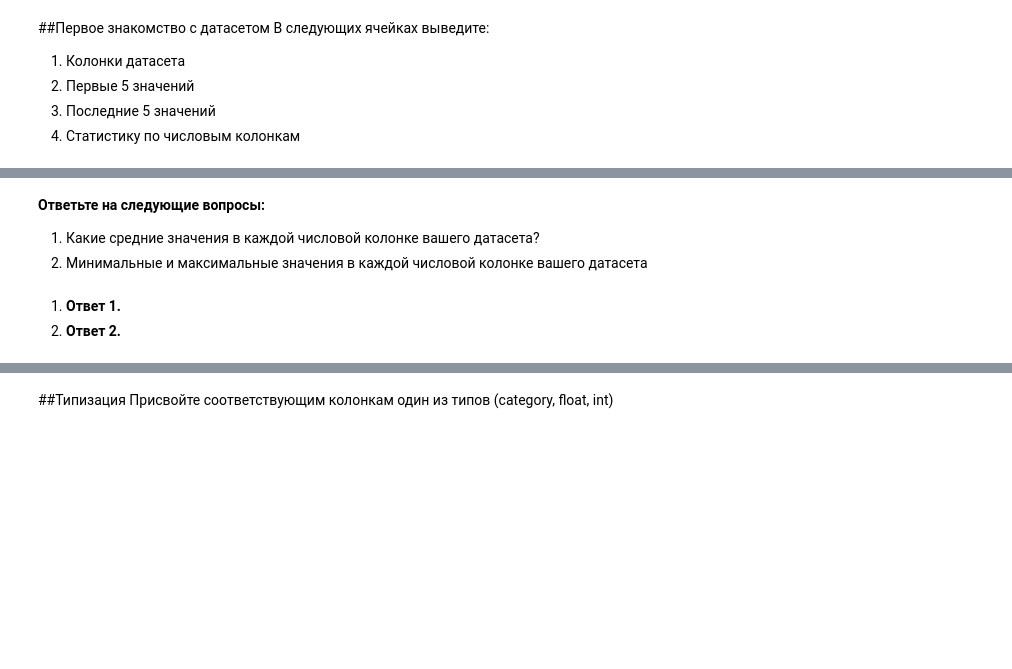
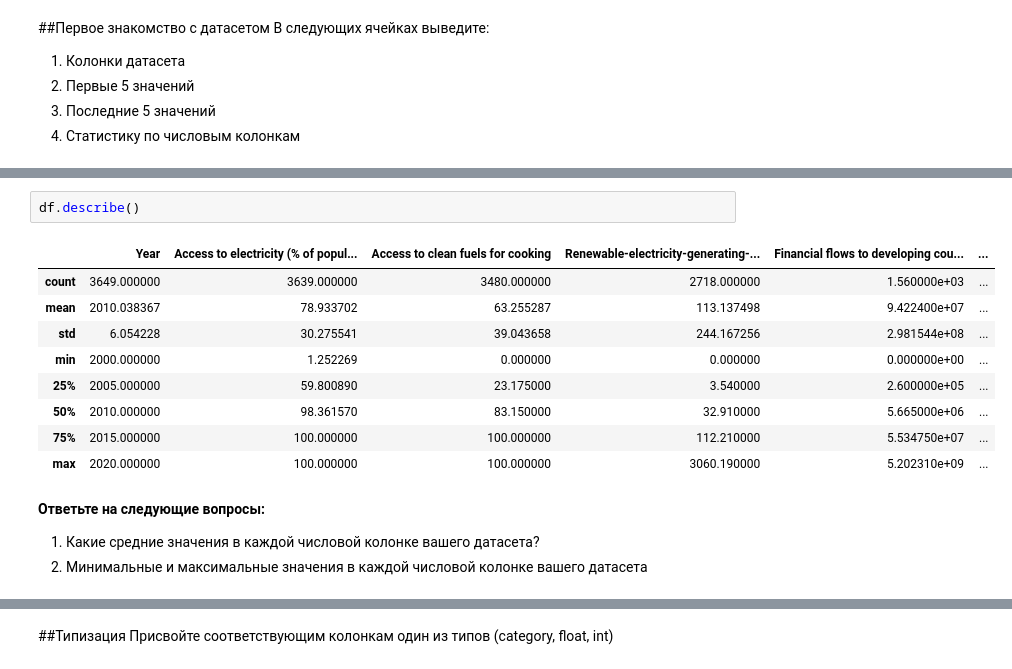
Before and after one commit to MaximRubbit2/-, a Jupyter notebook: Копия_блокнота_"Задание_1_ipynb".ipynb, the cells around one changed output, grey strips where cells are left out. Drawn from its saved outputs; the diff is of its cells as text; blank space fills up the shorter version.

```diff
--- a/Копия_блокнота_"Задание_1_ipynb".ipynb
+++ b/Копия_блокнота_"Задание_1_ipynb".ipynb
@@ -48,11 +62,18 @@ df
+# %%
+df.describe()
+# %% [output]
+|  | Year | Access to electricity (% of popul... | Access to clean fuels for cooking | Renewable-electricity-generating-... | Financial flows to developing cou... | ... |
+| count | 3649.000000 | 3639.000000 | 3480.000000 | 2718.000000 | 1.560000e+03 | ... |
+| mean | 2010.038367 | 78.933702 | 63.255287 | 113.137498 | 9.422400e+07 | ... |
+| std | 6.054228 | 30.275541 | 39.043658 | 244.167256 | 2.981544e+08 | ... |
+| min | 2000.000000 | 1.252269 | 0.000000 | 0.000000 | 0.000000e+00 | ... |
+| 25% | 2005.000000 | 59.800890 | 23.175000 | 3.540000 | 2.600000e+05 | ... |
+| 50% | 2010.000000 | 98.361570 | 83.150000 | 32.910000 | 5.665000e+06 | ... |
+| 75% | 2015.000000 | 100.000000 | 100.000000 | 112.210000 | 5.534750e+07 | ... |
+| max | 2020.000000 | 100.000000 | 100.000000 | 3060.190000 | 5.202310e+09 | ... |
 # %% [markdown]
 **Ответьте на следующие вопросы:**
 
 
 1.   Какие средние значения в каждой числовой колонке вашего датасета?
 2.   Минимальные и максимальные значения в каждой числовой колонке вашего датасета
-# %% [markdown]
-
-
-1.   **Ответ 1.**
-2.   **Ответ 2.**
```
Also changed, not shown: parts of 21 cells of this notebook.
